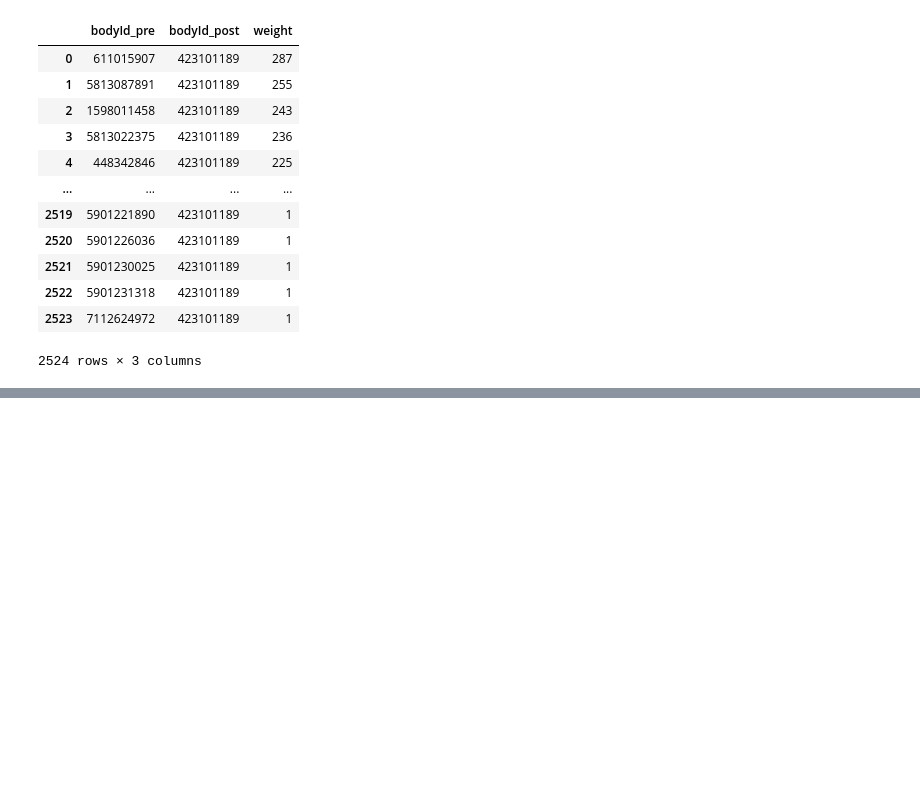
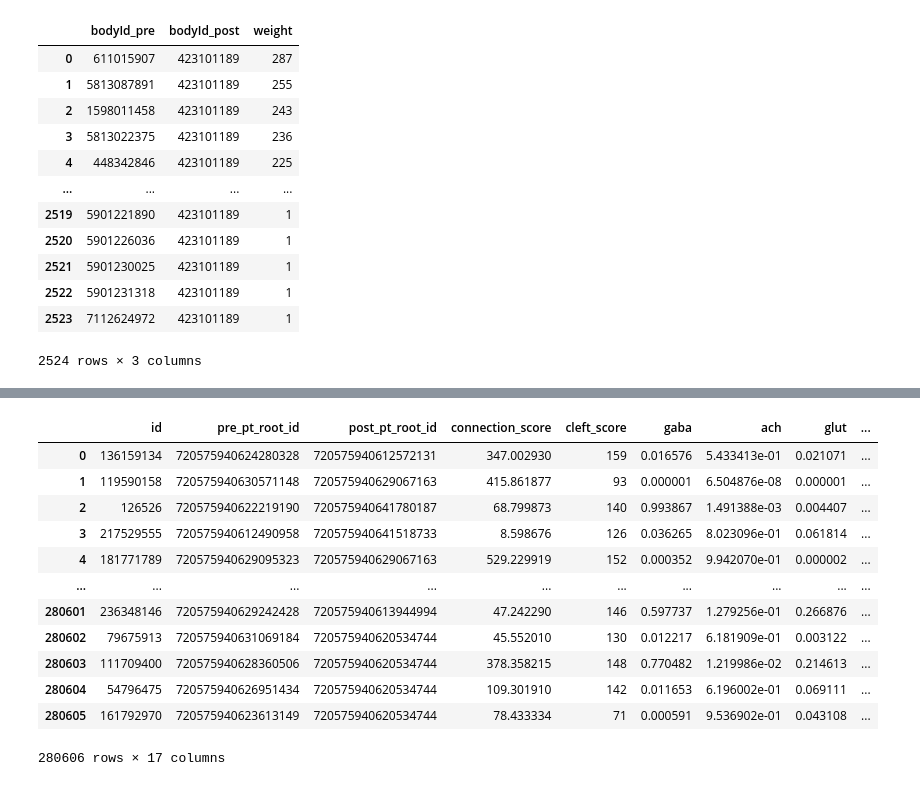
Before and after one commit to Gutierrez-lab/flybrain-clustering-rhessa, a Jupyter notebook: FlyWire/oviposition_sandbox.ipynb, the cells around one changed output, grey strips where cells are left out. Saved outputs shown, nothing was run; the diff lists cells and outputs as text; code cells hidden in the pictures; blank space fills up the shorter version.

```diff
--- a/FlyWire/oviposition_sandbox.ipynb
+++ b/FlyWire/oviposition_sandbox.ipynb
@@ -402,0 +439,16 @@ HTTPError: 500 Server Error: No row was found for one() for url: https://prod.fl
+# %%
+ins_connections
+# %% [output]
+|  | id | pre_pt_root_id | post_pt_root_id | connection_score | cleft_score | gaba | ach | glut | ... |
+| 0 | 136159134 | 720575940624280328 | 720575940612572131 | 347.002930 | 159 | 0.016576 | 5.433413e-01 | 0.021071 | ... |
+| 1 | 119590158 | 720575940630571148 | 720575940629067163 | 415.861877 | 93 | 0.000001 | 6.504876e-08 | 0.000001 | ... |
+| 2 | 126526 | 720575940622219190 | 720575940641780187 | 68.799873 | 140 | 0.993867 | 1.491388e-03 | 0.004407 | ... |
+| 3 | 217529555 | 720575940612490958 | 720575940641518733 | 8.598676 | 126 | 0.036265 | 8.023096e-01 | 0.061814 | ... |
+| 4 | 181771789 | 720575940629095323 | 720575940629067163 | 529.229919 | 152 | 0.000352 | 9.942070e-01 | 0.000002 | ... |
+| ... | ... | ... | ... | ... | ... | ... | ... | ... | ... |
+| 280601 | 236348146 | 720575940629242428 | 720575940613944994 | 47.242290 | 146 | 0.597737 | 1.279256e-01 | 0.266876 | ... |
+| 280602 | 79675913 | 720575940631069184 | 720575940620534744 | 45.552010 | 130 | 0.012217 | 6.181909e-01 | 0.003122 | ... |
+| 280603 | 111709400 | 720575940628360506 | 720575940620534744 | 378.358215 | 148 | 0.770482 | 1.219986e-02 | 0.214613 | ... |
+| 280604 | 54796475 | 720575940626951434 | 720575940620534744 | 109.301910 | 142 | 0.011653 | 6.196002e-01 | 0.069111 | ... |
+| 280605 | 161792970 | 720575940623613149 | 720575940620534744 | 78.433334 | 71 | 0.000591 | 9.536902e-01 | 0.043108 | ... |
+280606 rows × 17 columns
```
Also changed, not shown: parts of 13 cells of this notebook, 1 other file.
